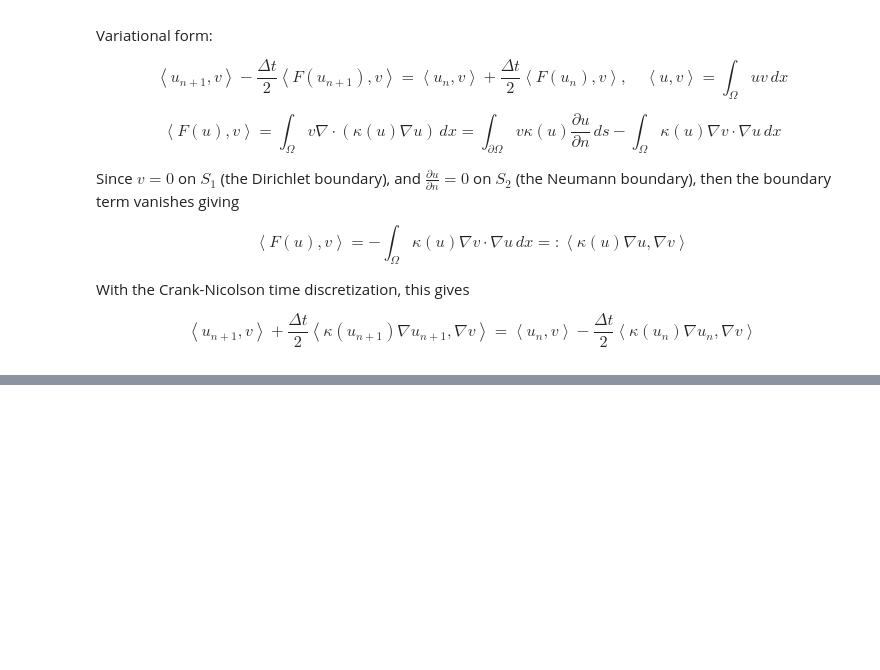
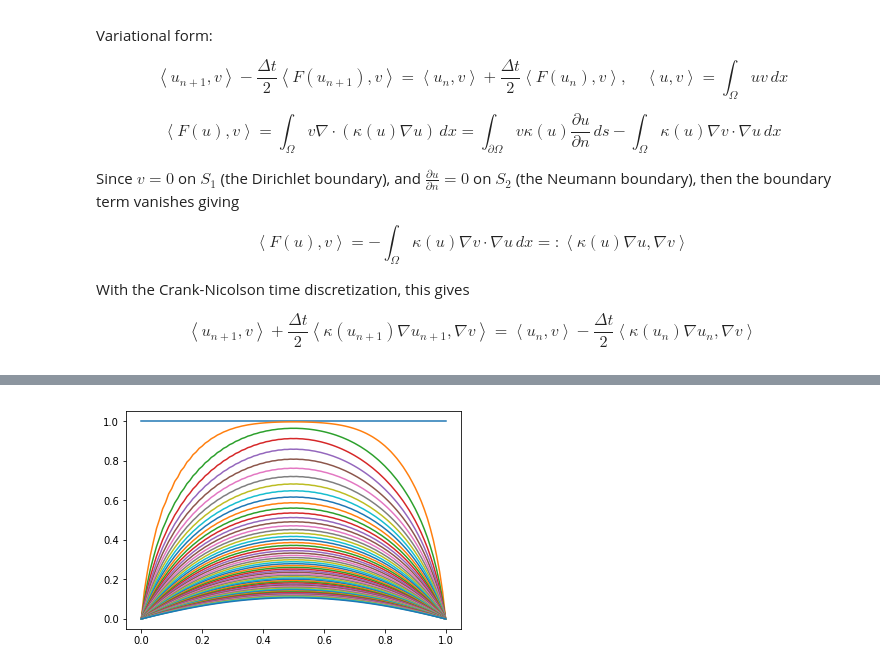
Before and after one commit to JeromeTroy/fenics-hgss, a Jupyter notebook: FEniCS Heat Equation.ipynb, the cells around one changed output, grey strips where cells are left out. Saved outputs shown, nothing was run; the diff lists cells and outputs as text; code cells hidden in the pictures; blank space fills up the shorter version.

```diff
--- a/FEniCS Heat Equation.ipynb
+++ b/FEniCS Heat Equation.ipynb
@@ -268,0 +338,39 @@ plt.show()
+# %%
+# nonlinear case
+def odefun(u, κ):
+    dudt = Dx @ np.diagflat(κ(u)) @ Dx @ u
+    dudt[0] = 0; dudt[-1] = 0
+    return dudt
+
+def cn_nonlin(u0, Δt, nsteps, κ):
+    #fun = lambda u: u - 0.5 * Δt * odefun(u, κ)
+
+    rhs_fun = lambda u: u + 0.5 * Δt * odefun(u, κ)
+
+    u_vals = np.zeros((len(u0), nsteps+1))
+    u_vals[:, 0] = u0
+
+    for n in range(nsteps):
+        rhs = rhs_fun(u_vals[:, n])
+        rhs[0] = 0; rhs[-1] = 0
+        #obj = lambda u: fun(u) - rhs
+        #u_next = broyden1(fun, u_vals[:, n])
+
+        B = np.eye(len(u0)) - 0.5 * Δt * Dx @ np.diagflat(κ(u_vals[:, n])) @ Dx
+        B[0, :] = 0; B[0, 0] = 1
+        B[-1, :] = 0; B[-1, -1] = 1
+
+        u_next = np.linalg.solve(B, rhs)
+        u_vals[:, n+1] = u_next
+
+    t = Δt * np.arange(0, nsteps+1)
+    return u_vals, t
+
+u_nonlin, t = cn_nonlin(u0(x), Δt, nsteps, κ_nonlin)
+# %%
+plt.figure()
+for n in range(0, nsteps+1, 5):
+    plt.plot(x, u_nonlin[:, n])
+plt.show()
+# %% [output]
+[figure, added]
```
Also changed, not shown: parts of 5 cells of this notebook, 3 other files.
